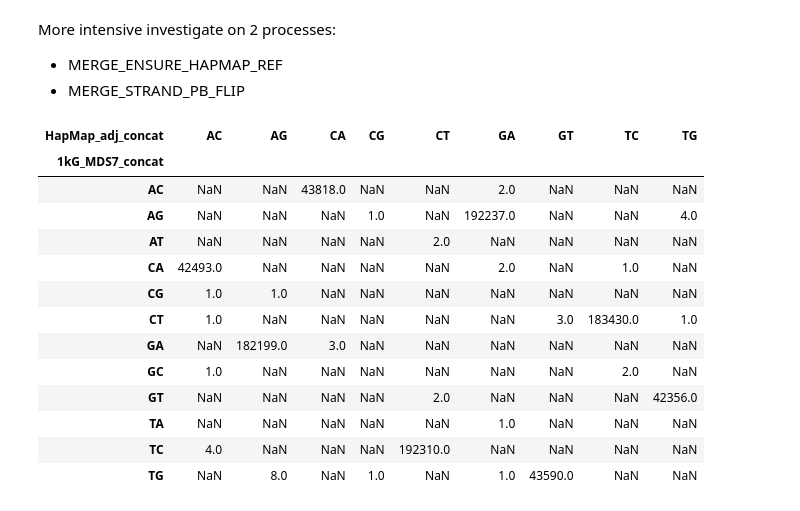
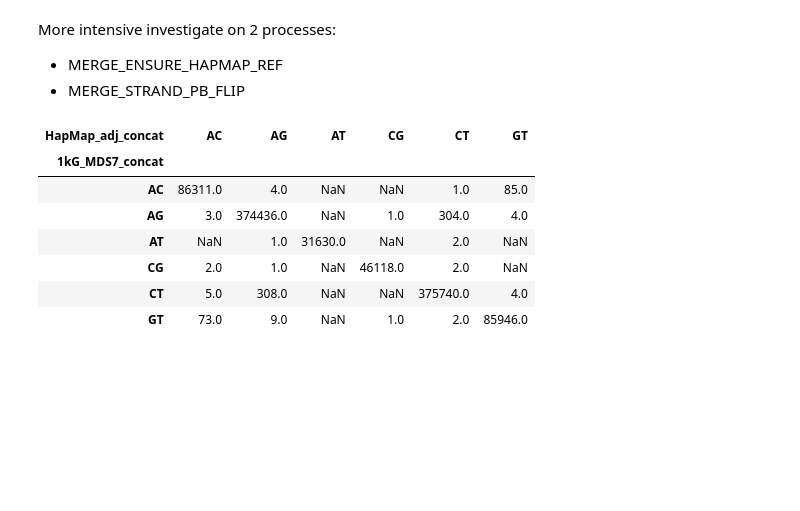
Before and after one commit to Truongphi20/GWA_tutorial, a Jupyter notebook: survey/merge_hapmap_and_okgp/quick_check.ipynb, the cells around one changed output. Saved outputs shown, nothing was run; the diff lists cells and outputs as text; code cells hidden in the pictures; blank space fills up the shorter version.

Commit message:
update: change to unorder allele when checking

```diff
--- a/survey/merge_hapmap_and_okgp/quick_check.ipynb
+++ b/survey/merge_hapmap_and_okgp/quick_check.ipynb
@@ -175,15 +175,17 @@ hapmap_data[["rsID", "merging_hapmap"]]\
 # %%
 ## Create function to test multiple cases
 
-def check_trans(bim1, bim2, name1, name2):
+def check_trans(bim1, bim2, name1, name2, use_ref_snps=True):
     col_names = ["chr", "rsID", "GD", "pos", "ref", "alt"]
+
     bim1_df = pd.read_csv(bim1, sep="\s+", names=col_names)
     bim2_df = pd.read_csv(bim2, sep="\s+", names=col_names)
     merge_table = bim1_df.merge(bim2_df, how="inner", on="rsID", suffixes=[f"_{name1}", f"_{name2}"])
-    merge_table = merge_table.merge(not_match_allele["rsID"], on="rsID", how="inner")  # filter unmatch SNPs
+    if use_ref_snps:
+        merge_table = merge_table.merge(not_match_allele["rsID"], on="rsID", how="inner")  # filter unmatch SNPs
 
-    merge_table[f"{name1}_concat"] = merge_table[f"ref_{name1}"] + merge_table[f"alt_{name1}"]
-    merge_table[f"{name2}_concat"] = merge_table[f"ref_{name2}"] + merge_table[f"alt_{name2}"]
+    merge_table[f"{name1}_concat"] = (merge_table[f"ref_{name1}"] + merge_table[f"alt_{name1}"]).map(lambda x: "".join(sorted(x)))
+    merge_table[f"{name2}_concat"] = (merge_table[f"ref_{name2}"] + merge_table[f"alt_{name2}"]).map(lambda x: "".join(sorted(x)))
     pivot_df = merge_table.pivot_table(values="rsID", aggfunc="count", columns=f"{name1}_concat", index=f"{name2}_concat")
 
     return pivot_df
@@ -275,24 +255,18 @@ More intensive investigate on 2 processes:
 # %%
 # MERGE_ENSURE_HAPMAP_REF
 hapmap_file = "../../output/POP_STRATIFICATION/MERGE_ENSURE_HAPMAP_REF/HapMap-adj.bim"
 okgp_file = "../../output/POP_STRATIFICATION/HAMONIZE_OKGP_BUILD/1kG_MDS7.bim"
 
-check_trans(hapmap_file, okgp_file, "HapMap_adj", "1kG_MDS7")
+check_trans(hapmap_file, okgp_file, "HapMap_adj", "1kG_MDS7", use_ref_snps=False)
 # %% [output]
-| HapMap_adj_concat | AC | AG | CA | CG | CT | GA | GT | TC | TG |
-| 1kG_MDS7_concat |  |  |  |  |  |  |  |  |  |
-| AC | NaN | NaN | 43818.0 | NaN | NaN | 2.0 | NaN | NaN | NaN |
-| AG | NaN | NaN | NaN | 1.0 | NaN | 192237.0 | NaN | NaN | 4.0 |
-| AT | NaN | NaN | NaN | NaN | 2.0 | NaN | NaN | NaN | NaN |
-| CA | 42493.0 | NaN | NaN | NaN | NaN | 2.0 | NaN | 1.0 | NaN |
-| CG | 1.0 | 1.0 | NaN | NaN | NaN | NaN | NaN | NaN | NaN |
-| CT | 1.0 | NaN | NaN | NaN | NaN | NaN | 3.0 | 183430.0 | 1.0 |
-| GA | NaN | 182199.0 | 3.0 | NaN | NaN | NaN | NaN | NaN | NaN |
-| GC | 1.0 | NaN | NaN | NaN | NaN | NaN | NaN | 2.0 | NaN |
-| GT | NaN | NaN | NaN | NaN | 2.0 | NaN | NaN | NaN | 42356.0 |
-| TA | NaN | NaN | NaN | NaN | NaN | 1.0 | NaN | NaN | NaN |
-| TC | 4.0 | NaN | NaN | NaN | 192310.0 | NaN | NaN | NaN | NaN |
-| TG | NaN | 8.0 | NaN | 1.0 | NaN | 1.0 | 43590.0 | NaN | NaN |
+| HapMap_adj_concat | AC | AG | AT | CG | CT | GT |
+| 1kG_MDS7_concat |  |  |  |  |  |  |
+| AC | 86311.0 | 4.0 | NaN | NaN | 1.0 | 85.0 |
+| AG | 3.0 | 374436.0 | NaN | 1.0 | 304.0 | 4.0 |
+| AT | NaN | 1.0 | 31630.0 | NaN | 2.0 | NaN |
+| CG | 2.0 | 1.0 | NaN | 46118.0 | 2.0 | NaN |
+| CT | 5.0 | 308.0 | NaN | NaN | 375740.0 | 4.0 |
+| GT | 73.0 | 9.0 | NaN | 1.0 | 2.0 | 85946.0 |
 # %%
 # MERGE_STRAND_PB_CHECK + MERGE_STRAND_PB_FLIP
 hapmap_file="../../output/POP_STRATIFICATION/MERGE_STRAND_PB_FLIP/corrected_hapmap.bim"
```
Also changed, not shown: parts of 5 cells of this notebook.
